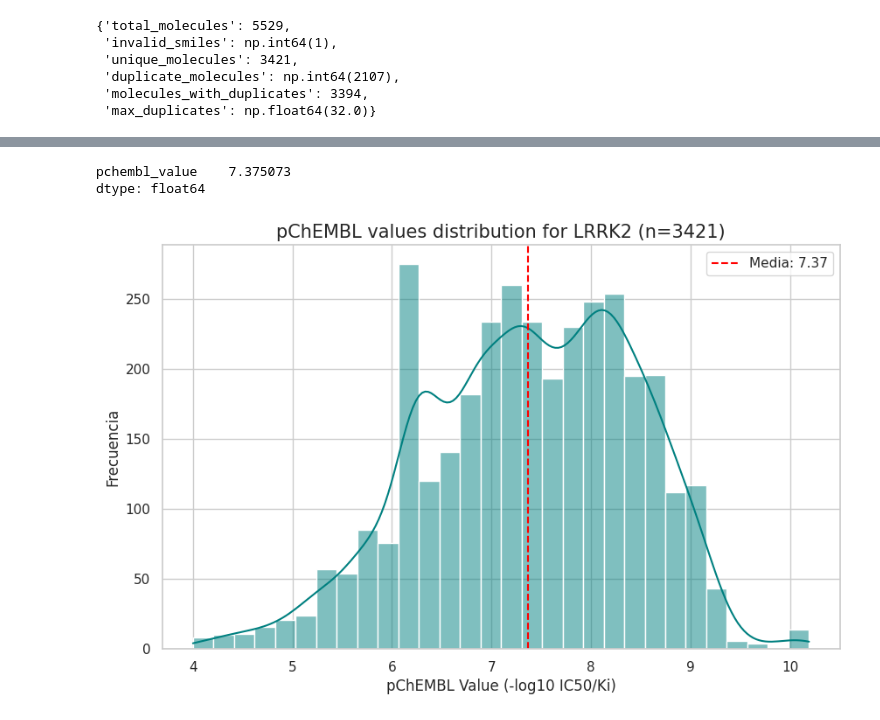
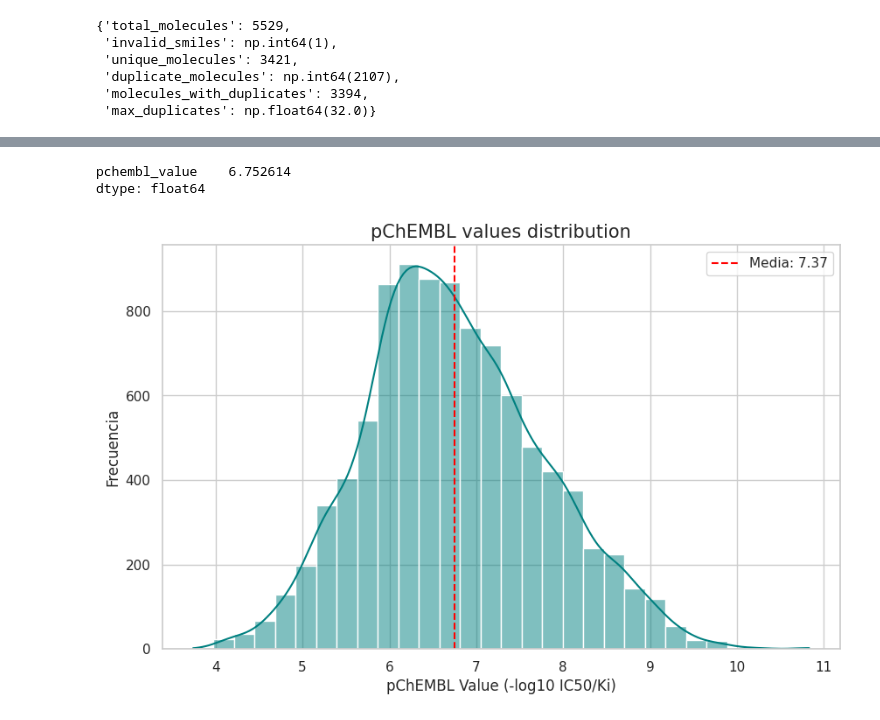
Before and after one commit to alfonso-ng/bio-ai, a Jupyter notebook: notebooks/data_curation.ipynb, the cells around one changed output, grey strips where cells are left out. Cells and saved outputs as stored; diff of their text form; code cells hidden in the pictures.

```diff
--- a/notebooks/data_curation.ipynb
+++ b/notebooks/data_curation.ipynb
@@ -1,7 +1,7 @@
 # %%
 import pandas as pd
 # %%
-filepath = "../data/CHEMBL1075104_raw_data.csv"
+filepath = "../data/CHEMBL217_raw_data.csv"
 df = pd.read_csv(filepath, sep=";")
 df
 # %% [output]
@@ -283,30 +283,30 @@ nonredundant_df.to_csv("../data/CHEMBL1075104_nonredundant.csv", index=False)
 # %%
 nonredundant_df[["pchembl_value"]].mean()
 # %% [output]
-pchembl_value    7.375073
+pchembl_value    6.752614
 dtype: float64
 # %%
 import matplotlib.pyplot as plt
 import seaborn as sns
 import numpy as np
 
 # Configuración de estilo
 sns.set_theme(style="whitegrid")
 plt.figure(figsize=(10, 6))
 
 # Dibujar el histograma
 # 'df' es vuestro DataFrame y 'pchembl_value' la columna
 sns.histplot(nonredundant_df['pchembl_value'], kde=True, color="teal", bins=30)
 
 # Añadir línea de la media (7.37)
-plt.axvline(x=7.37, color='red', linestyle='--', label=f'Media: 7.37')
+plt.axvline(x=6.75, color='red', linestyle='--', label=f'Media: 7.37')
 
 # Etiquetas y título
-plt.title('pChEMBL values distribution for LRRK2 (n=3421)', fontsize=15)
+plt.title('pChEMBL values distribution', fontsize=15)
 plt.xlabel('pChEMBL Value (-log10 IC50/Ki)', fontsize=12)
 plt.ylabel('Frecuencia', fontsize=12)
 plt.legend()
 
 plt.show()
 # %% [output]
-[figure, old version]
+[figure, new version]
```
Also changed, not shown: parts of 9 cells of this notebook, 7 other files.
